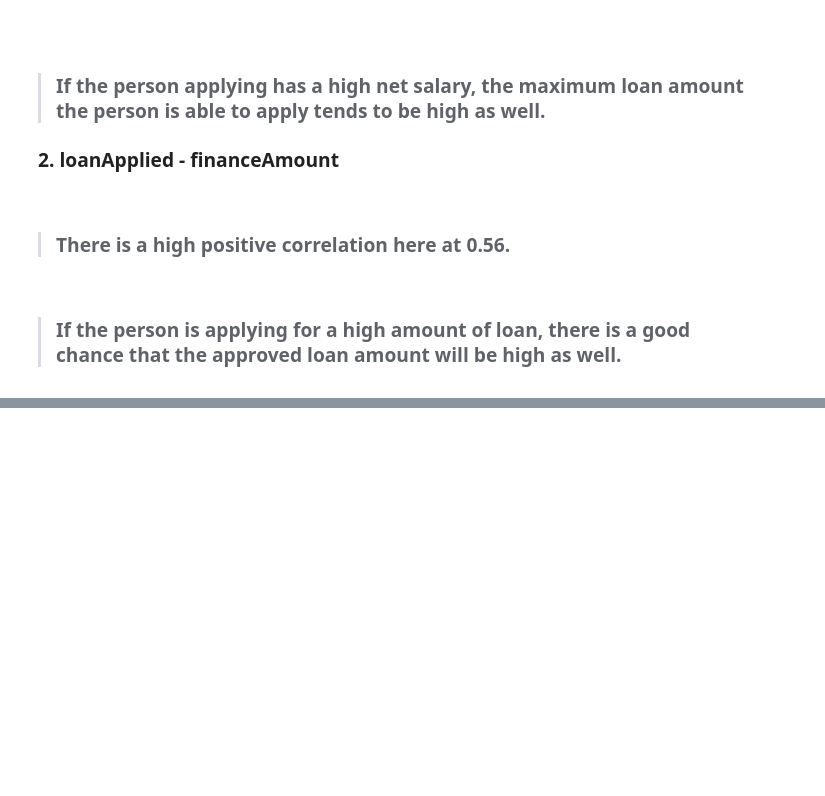
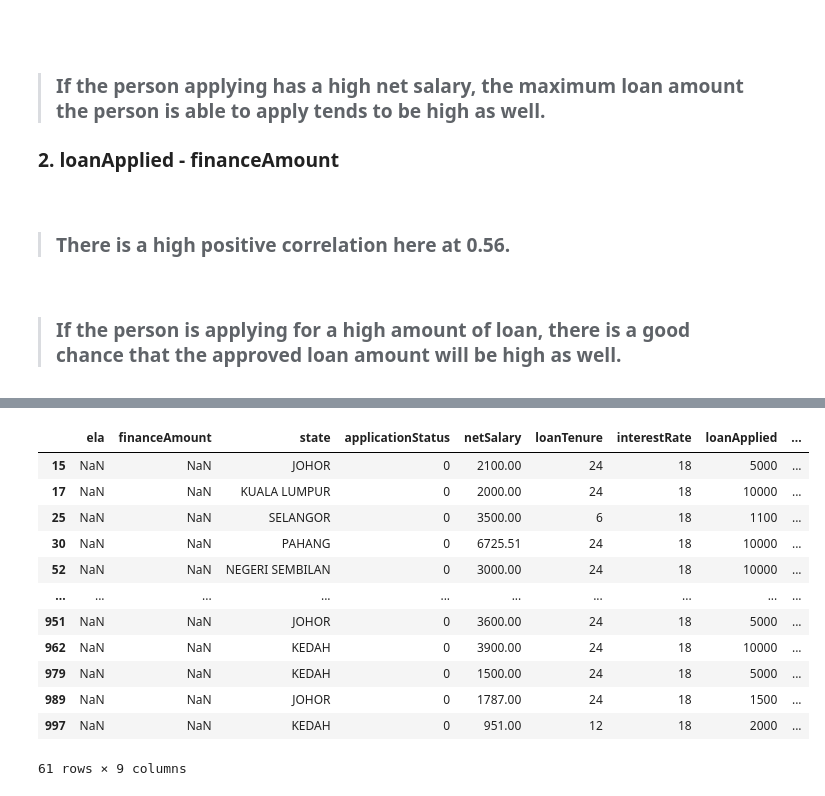
Before and after one commit to IhFahn/Technical_Assessment_AI_Engineer_1, a Jupyter notebook: Untitled.ipynb, the cells around one changed output, grey strips where cells are left out. Saved outputs shown, nothing was run; the diff lists cells and outputs as text; code cells hidden in the pictures; blank space fills up the shorter version.

```diff
--- a/Untitled.ipynb
+++ b/Untitled.ipynb
@@ -210,0 +275,16 @@ dtype: float64
+# %%
+df[df['ela'].isna()]
+# %% [output]
+|  | ela | financeAmount | state | applicationStatus | netSalary | loanTenure | interestRate | loanApplied | ... |
+| 15 | NaN | NaN | JOHOR | 0 | 2100.00 | 24 | 18 | 5000 | ... |
+| 17 | NaN | NaN | KUALA LUMPUR | 0 | 2000.00 | 24 | 18 | 10000 | ... |
+| 25 | NaN | NaN | SELANGOR | 0 | 3500.00 | 6 | 18 | 1100 | ... |
+| 30 | NaN | NaN | PAHANG | 0 | 6725.51 | 24 | 18 | 10000 | ... |
+| 52 | NaN | NaN | NEGERI SEMBILAN | 0 | 3000.00 | 24 | 18 | 10000 | ... |
+| ... | ... | ... | ... | ... | ... | ... | ... | ... | ... |
+| 951 | NaN | NaN | JOHOR | 0 | 3600.00 | 24 | 18 | 5000 | ... |
+| 962 | NaN | NaN | KEDAH | 0 | 3900.00 | 24 | 18 | 10000 | ... |
+| 979 | NaN | NaN | KEDAH | 0 | 1500.00 | 24 | 18 | 5000 | ... |
+| 989 | NaN | NaN | JOHOR | 0 | 1787.00 | 24 | 18 | 1500 | ... |
+| 997 | NaN | NaN | KEDAH | 0 | 951.00 | 12 | 18 | 2000 | ... |
+61 rows × 9 columns
```
Also changed, not shown: parts of 11 cells of this notebook.
